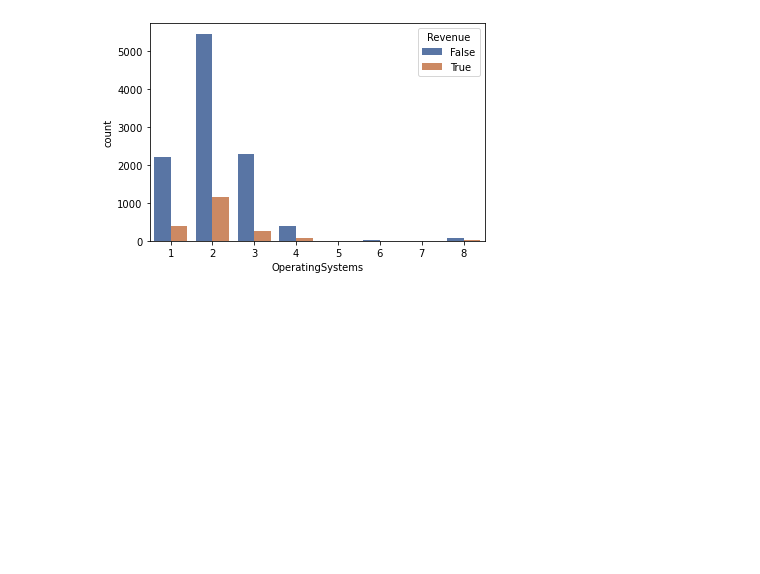
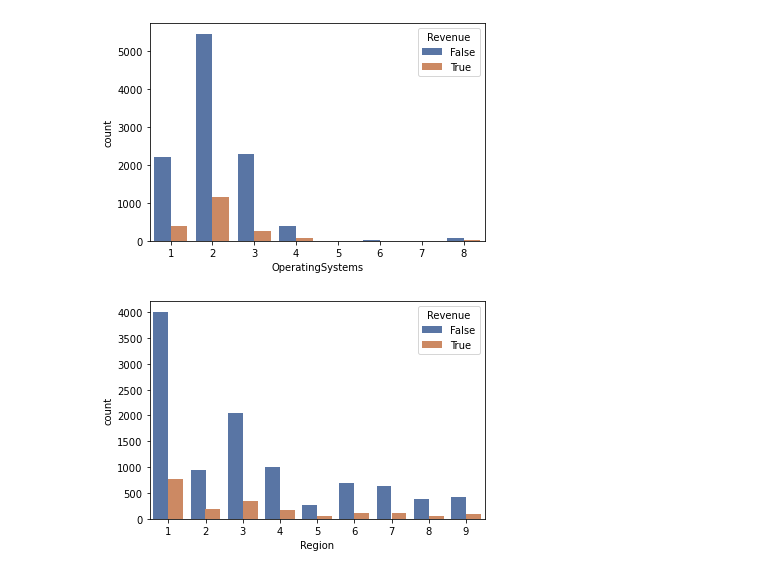
Before and after one commit to navchandru/Academic-Projects, a Jupyter notebook: Online Shoppers intention/OSI.ipynb, the cells around one changed output. Drawn from its saved outputs; the diff is of its cells as text; code cells hidden in the pictures; blank space fills up the shorter version.

```diff
--- a/Online Shoppers intention/OSI.ipynb
+++ b/Online Shoppers intention/OSI.ipynb
@@ -279,3 +279,8 @@ sns.countplot(osi.OperatingSystems, hue = osi.Revenue, palette = 'deep')
 plt.show()
 # %% [output]
 [figure]
+# %%
+sns.countplot(osi.Region, hue = osi.Revenue, palette = 'deep')
+plt.show()
+# %% [output]
+[figure, added]
```
Also changed, not shown: parts of 2 cells of this notebook.
